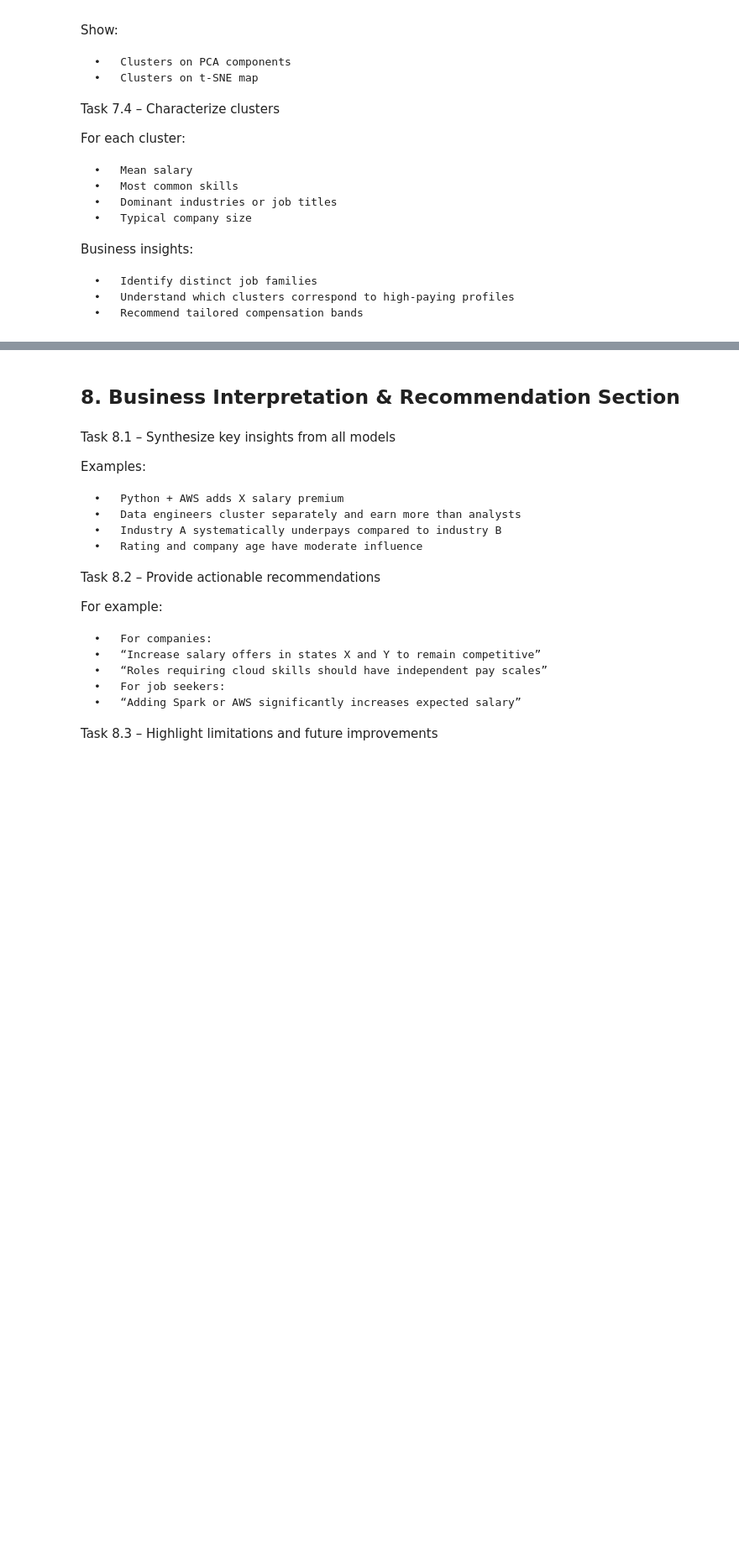
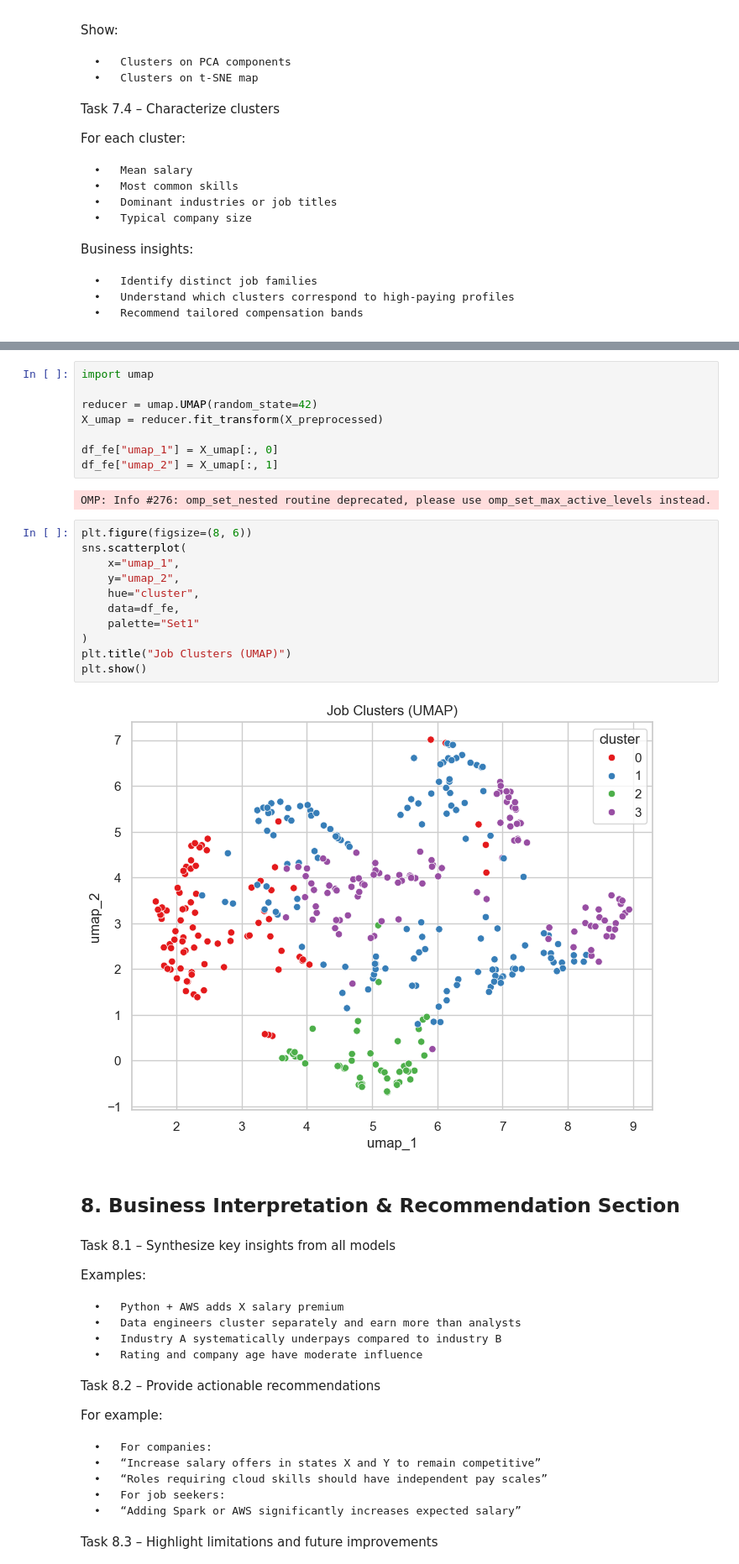
Before and after one commit to yassineerraji/Business-Data-Science-Project, a Jupyter notebook: notebook.ipynb, the cells around one changed output, grey strips where cells are left out. Shown: that part at 84% size. Cells and saved outputs as stored; diff of their text form; blank space fills up the shorter version.

```diff
--- a/notebook.ipynb
+++ b/notebook.ipynb
@@ -706,3 +936,26 @@ Business insights:
+# %%
+import umap
+
+reducer = umap.UMAP(random_state=42)
+X_umap = reducer.fit_transform(X_preprocessed)
+
+df_fe["umap_1"] = X_umap[:, 0]
+df_fe["umap_2"] = X_umap[:, 1]
+# %% [output]
+OMP: Info #276: omp_set_nested routine deprecated, please use omp_set_max_active_levels instead.
+# %%
+plt.figure(figsize=(8, 6))
+sns.scatterplot(
+    x="umap_1",
+    y="umap_2",
+    hue="cluster",
+    data=df_fe,
+    palette="Set1"
+)
+plt.title("Job Clusters (UMAP)")
+plt.show()
+# %% [output]
+[figure, added]
 # %% [markdown]
 ## 8. Business Interpretation & Recommendation Section
 # %% [markdown]
```
Also changed, not shown: parts of 19 cells of this notebook.
